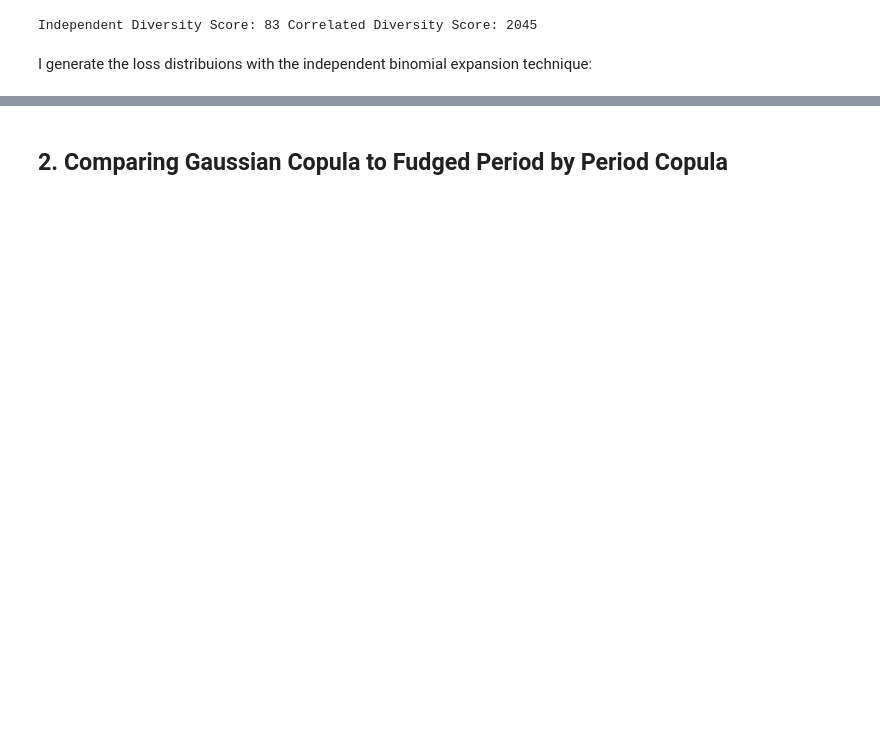
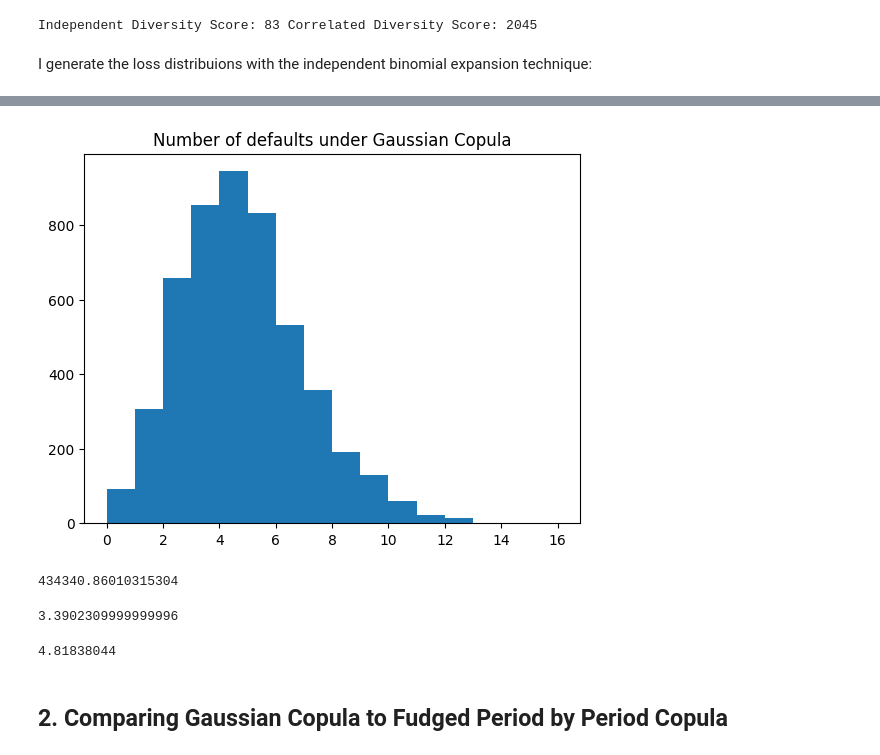
Before and after one commit to dg3358/Columbia-MATH-5450-Project, a Jupyter notebook: MATH-5450-Project-Code.ipynb, the cells around one changed output, grey strips where cells are left out. Cells and saved outputs as stored; diff of their text form; code cells hidden in the pictures; blank space fills up the shorter version.

```diff
--- a/MATH-5450-Project-Code.ipynb
+++ b/MATH-5450-Project-Code.ipynb
@@ -165,2 +197,21 @@ Expected Loss percentage by tranche:
+# %%
+plt.hist(num_defaults, bins = 16)
+plt.title("Number of defaults under Gaussian Copula")
+plt.show()
+# %% [output]
+[figure, added]
+# %%
+E_C_L = np.sum(Notionals * default_probs)
+E_C_L
+# %% [output]
+434340.86010315304
+# %%
+np.var(defaults)
+# %% [output]
+3.3902309999999996
+# %%
+np.var(num_defaults)
+# %% [output]
+4.81838044
 # %% [markdown]
 ## 2. Comparing Gaussian Copula to Fudged Period by Period Copula
```
Also changed, not shown: parts of 11 cells of this notebook.
